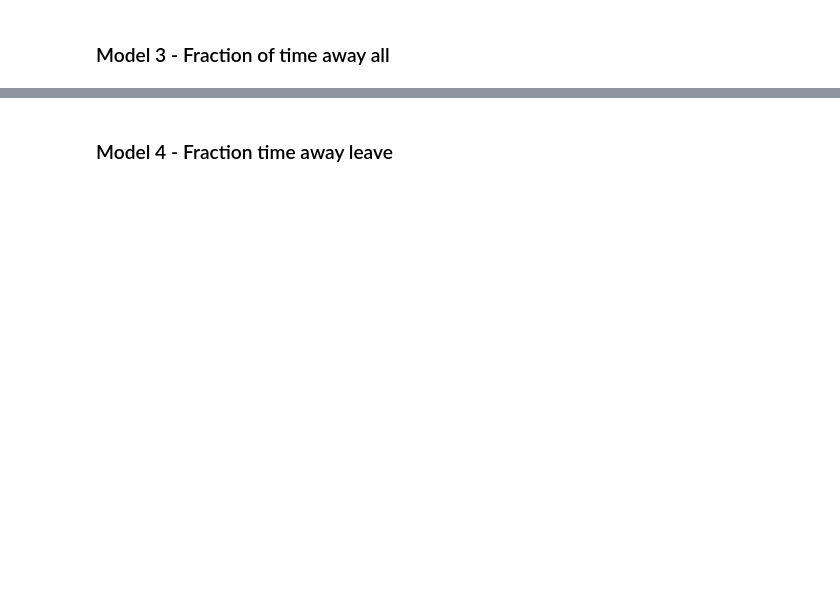
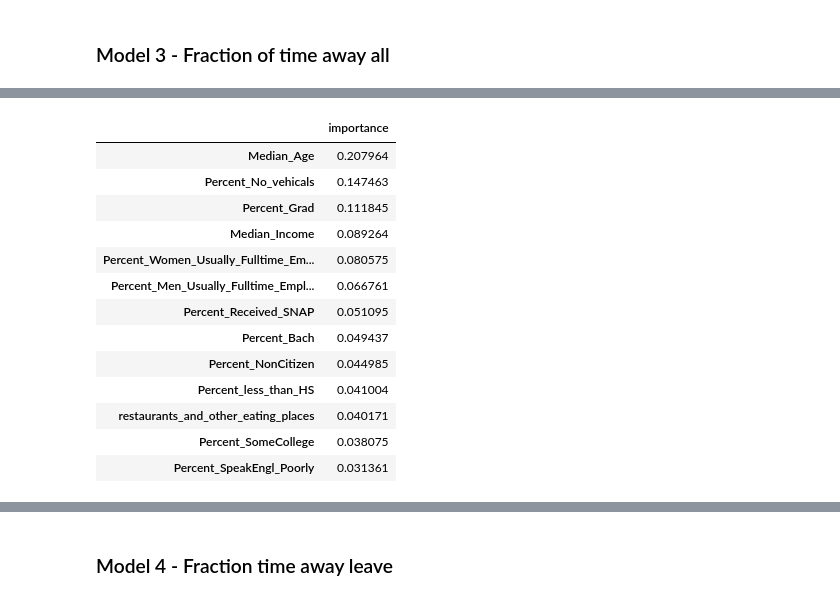
Before and after one commit to IssueToImpact/covid-chicago-mobility, a Jupyter notebook: COVID_model.ipynb, the cells around one changed output, grey strips where cells are left out. Drawn from its saved outputs; the diff is of its cells as text; code cells hidden in the pictures; blank space fills up the shorter version.

```diff
--- a/COVID_model.ipynb
+++ b/COVID_model.ipynb
@@ -450,0 +486,20 @@ mean_squared_error(ftaa_y_pred, ftaa_target_test)
+# %%
+feature_importances_ftaa_rf = pd.DataFrame(rf_best_ftaa.feature_importances_,
+                                           index = ftaa_features_train.columns,
+                                           columns=['importance']).sort_values('importance', ascending=False)
+feature_importances_ftaa_rf
+# %% [output]
+|  | importance |
+| Median_Age | 0.207964 |
+| Percent_No_vehicals | 0.147463 |
+| Percent_Grad | 0.111845 |
+| Median_Income | 0.089264 |
+| Percent_Women_Usually_Fulltime_Em... | 0.080575 |
+| Percent_Men_Usually_Fulltime_Empl... | 0.066761 |
+| Percent_Received_SNAP | 0.051095 |
+| Percent_Bach | 0.049437 |
+| Percent_NonCitizen | 0.044985 |
+| Percent_less_than_HS | 0.041004 |
+| restaurants_and_other_eating_places | 0.040171 |
+| Percent_SomeCollege | 0.038075 |
+| Percent_SpeakEngl_Poorly | 0.031361 |
```
Also changed, not shown: parts of 24 cells of this notebook.
